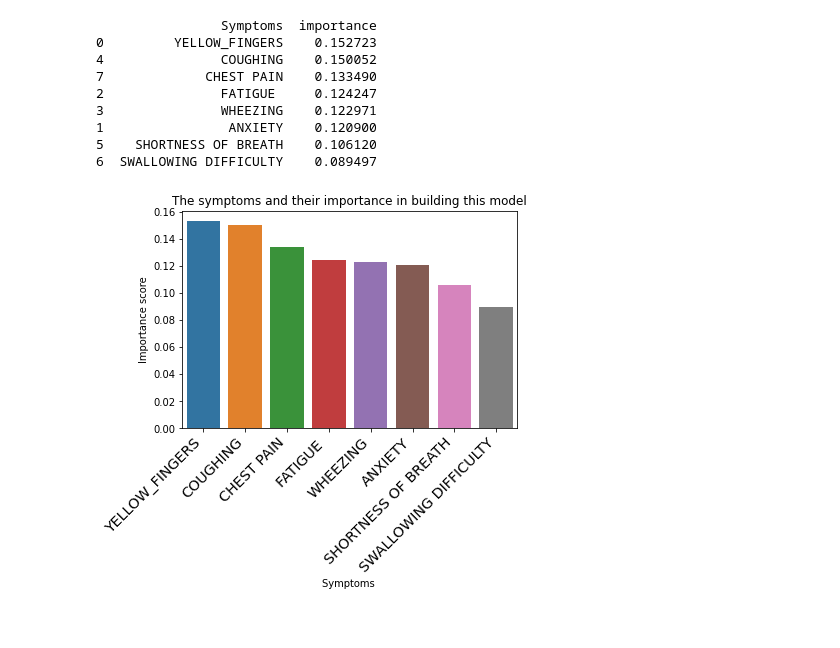
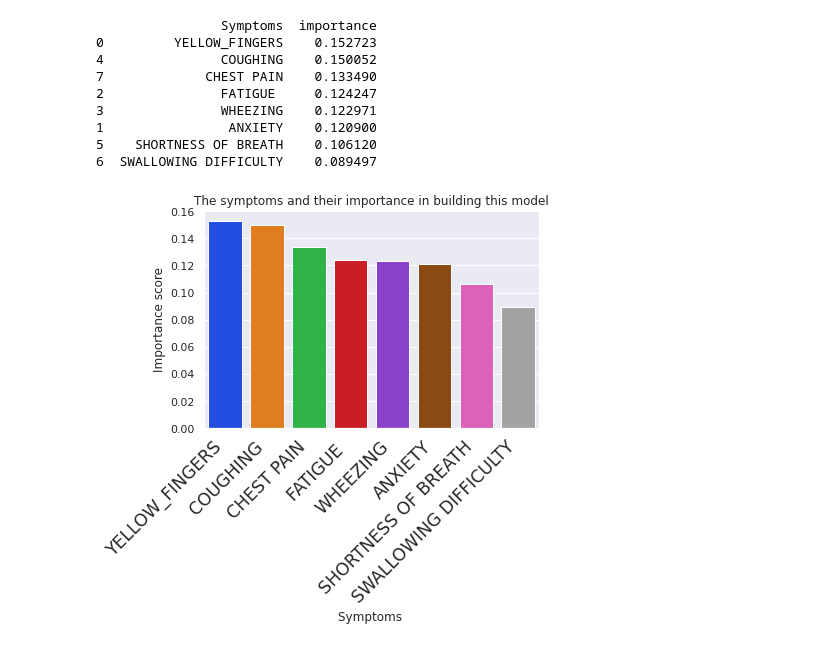
Before and after one commit to Godwin-Ani/Exploratory-data-analysis, a Jupyter notebook: Lung Cancer/predicting-lung-cancer-with-symptoms.ipynb, the cells around one changed output. Saved outputs shown, nothing was run; the diff lists cells and outputs as text; code cells hidden in the pictures.

Commit message:
| Lung cancer prediction with symptoms | Version 7

```diff
--- a/Lung Cancer/predicting-lung-cancer-with-symptoms.ipynb
+++ b/Lung Cancer/predicting-lung-cancer-with-symptoms.ipynb
@@ -7,6 +24,7 @@ from sklearn.ensemble import RandomForestClassifier
 from sklearn.metrics import accuracy_score, f1_score,precision_score, recall_score, confusion_matrix ,ConfusionMatrixDisplay
 import matplotlib.pyplot as plt
 import seaborn as sns
+sns.set(style='ticks', palette = 'deep', rc = {'axes.grid':True, 'axes.facecolor':'#283747'})
 %matplotlib inline
 # %%
 #loading the data
@@ -22,8 +100,8 @@ data.head()
 # %%
-#Only the symptoms in the dataset would be used for this model. The data would be splitted first before cleaning and preprocessing to prevent leakage.
+data_new = data.drop(['GENDER','AGE', 'SMOKING', 'ALCOHOL CONSUMING', 'CHRONIC DISEASE', 'PEER_PRESSURE', 'ALLERGY '], axis = 1)
 symptoms = [ 'YELLOW_FINGERS', 'ANXIETY', 'FATIGUE ',  'WHEEZING', 'COUGHING', 'SHORTNESS OF BREATH', 'SWALLOWING DIFFICULTY', 'CHEST PAIN']
-X = data[symptoms]
-y = data.LUNG_CANCER
+X = data_new[symptoms]
+y = data_new.LUNG_CANCER
 X.head()
 # %% [output]
 |  | YELLOW_FINGERS | ANXIETY | FATIGUE | WHEEZING | COUGHING | SHORTNESS OF BREATH | SWALLOWING DIFFICULTY | ... |
@@ -56,0 +198,3 @@ y_test= le.transform(y_test)
+# %%
+sns.set(style = 'darkgrid',palette = 'bright')
+sns.countplot(x = pd.Series(y_train).replace([0,1],['No','Yes']))
@@ -66,6 +213,7 @@ print('The accuracy score of this Random Forest Classifier model is: {0:.1f}%'.f
 # %% [output]
 The accuracy score of this Random Forest Classifier model is: 92.3%
 # %%
+sns.set(rc = {'axes.grid':False})
 ConfusionMatrixDisplay.from_predictions(y_test, y_pred)
 plt.title('Confusion matrix of the model')
 plt.show()
@@ -118,11 +250,12 @@ print(Symptoms_importance)
 6  SWALLOWING DIFFICULTY    0.089497
 # %%
 # Creating a bar plot
+sns.set(palette = 'bright',rc ={'axes.grid':True})
 sns.barplot(x=Symptoms_importance.Symptoms, y=Symptoms_importance.importance)
 plt.xlabel("Symptoms ")
 plt.ylabel("Importance score")
 plt.title("The symptoms and their importance in building this model")
 plt.xticks( rotation=45, horizontalalignment="right", fontweight="light", fontsize="x-large")
 plt.show()
 # %% [output]
-[figure, old version]
+[figure, new version]
```
Also changed, not shown: parts of 22 cells of this notebook.
